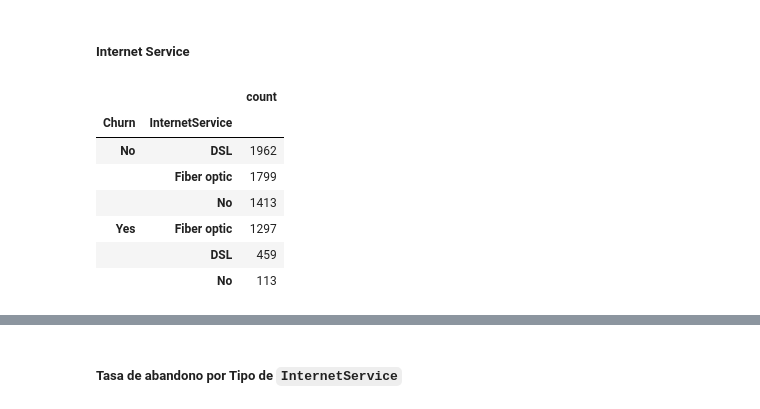
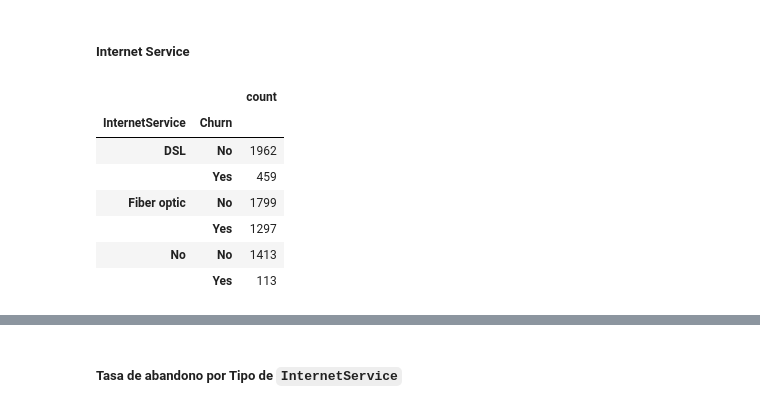
Before and after one commit to ignaciomajo/proyecto_TelecomX, a Jupyter notebook: proyecto_telecomx.ipynb, the cells around one changed output, grey strips where cells are left out. Saved outputs shown, nothing was run; the diff lists cells and outputs as text; code cells hidden in the pictures.

```diff
--- a/proyecto_telecomx.ipynb
+++ b/proyecto_telecomx.ipynb
@@ -98,10 +330,10 @@ r = requests.get(url)
 # Imprimir estado de la respuesta
 print(r.status_code)
 # Verificar tipo de contenido
-#print(r.headers['Content-type'])
+print(r.headers['Content-type'])
 
-# Escribir el archivo para normalización
-#with open('TelecomX_Data.json', 'wb') as f:
-   # f.write(r.content)
+#Escribir el archivo para normalización
+with open(data_path/'TelecomX_Data.json', 'wb') as f:
+   f.write(r.content)
 # %% [output]
 200
@@ -108,6 +341,6 @@ print(r.status_code)
 # %%
 # Leer el archivo
-with open('TelecomX_Data.json', 'r') as f:
+with open(data_path/'TelecomX_Data.json', 'r') as f:
     raw_data = json.loads(f.read())
 # %%
 # Normalización del JSON
@@ -876,14 +1020,14 @@ plt.show()
 # %% [markdown]
 ##### **Internet Service**
 # %%
-df_internet = df_servicios.groupby('Churn')['InternetService'].value_counts().to_frame()
+df_internet = df_servicios.groupby('InternetService')['Churn'].value_counts().to_frame()
 df_internet
 # %% [output]
 |  |  | count |
-| Churn | InternetService |  |
-| No | DSL | 1962 |
-|  | Fiber optic | 1799 |
-|  | No | 1413 |
-| Yes | Fiber optic | 1297 |
-|  | DSL | 459 |
-|  | No | 113 |
+| InternetService | Churn |  |
+| DSL | No | 1962 |
+|  | Yes | 459 |
+| Fiber optic | No | 1799 |
+|  | Yes | 1297 |
+| No | No | 1413 |
+|  | Yes | 113 |
```
Also changed, not shown: parts of 57 cells of this notebook, 21 other files.
